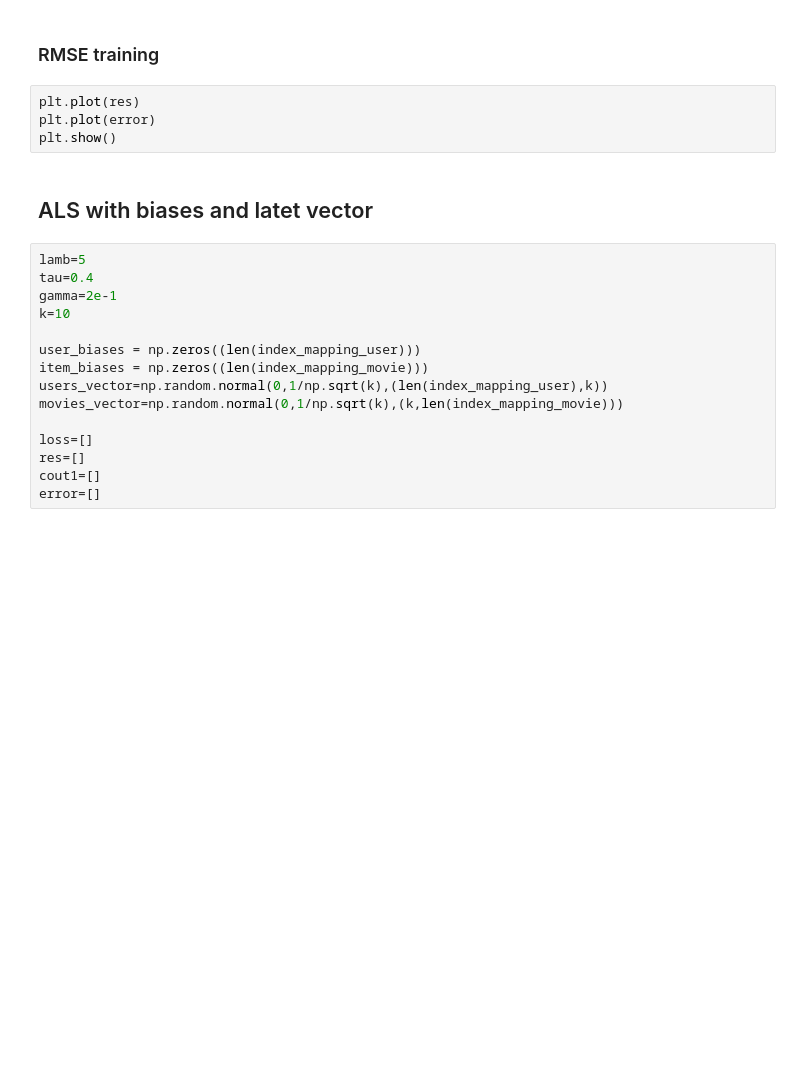
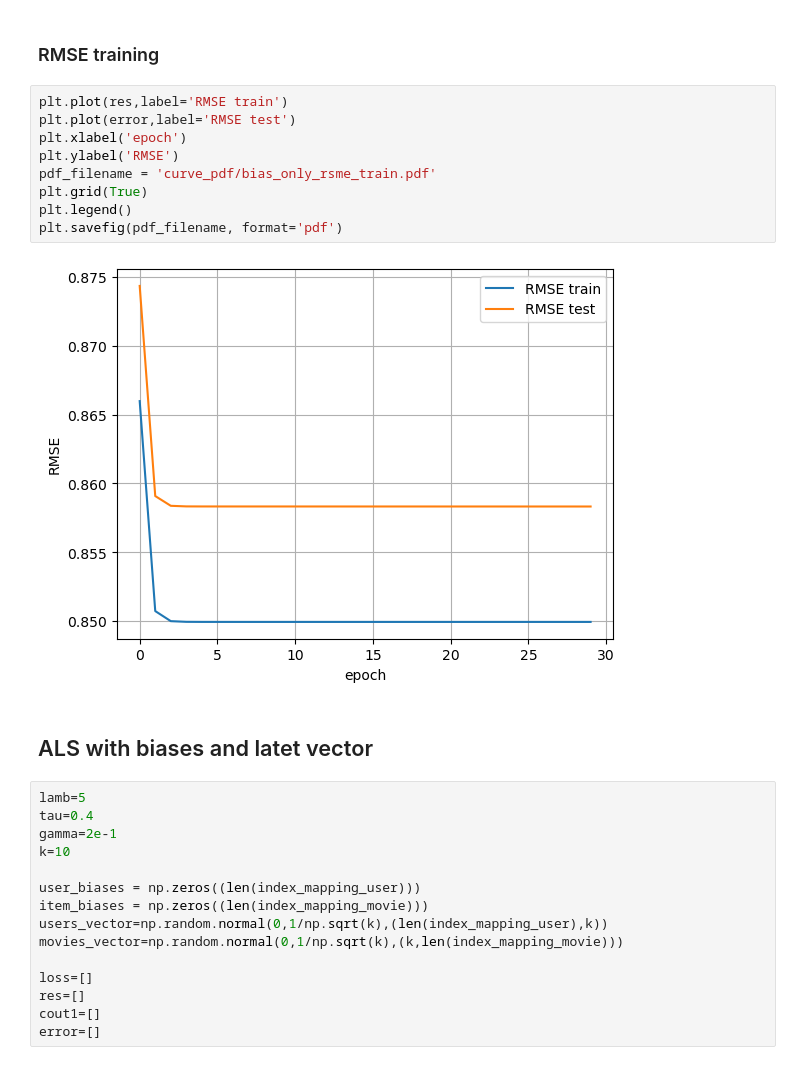
Before and after one commit to Vilmo18/Recommender_System_ML-AT-SCALE, a Jupyter notebook: carre (copy).ipynb, the cells around one changed output. Drawn from its saved outputs; the diff is of its cells as text; blank space fills up the shorter version.

```diff
--- a/carre (copy).ipynb
+++ b/carre (copy).ipynb
@@ -348,9 +382,16 @@ plt.show()
 # %% [markdown]
 ### RMSE training
-# %%
-plt.plot(res)
-plt.plot(error)
-plt.show()
+# %%
+plt.plot(res,label='RMSE train')
+plt.plot(error,label='RMSE test')
+plt.xlabel('epoch')
+plt.ylabel('RMSE')
+pdf_filename = 'curve_pdf/bias_only_rsme_train.pdf'
+plt.grid(True)
+plt.legend()
+plt.savefig(pdf_filename, format='pdf')
+# %% [output]
+[figure, added]
 # %% [markdown]
 ## ALS with biases and latet vector
 # %%
```
Also changed, not shown: parts of 14 cells of this notebook, 6 other files.
